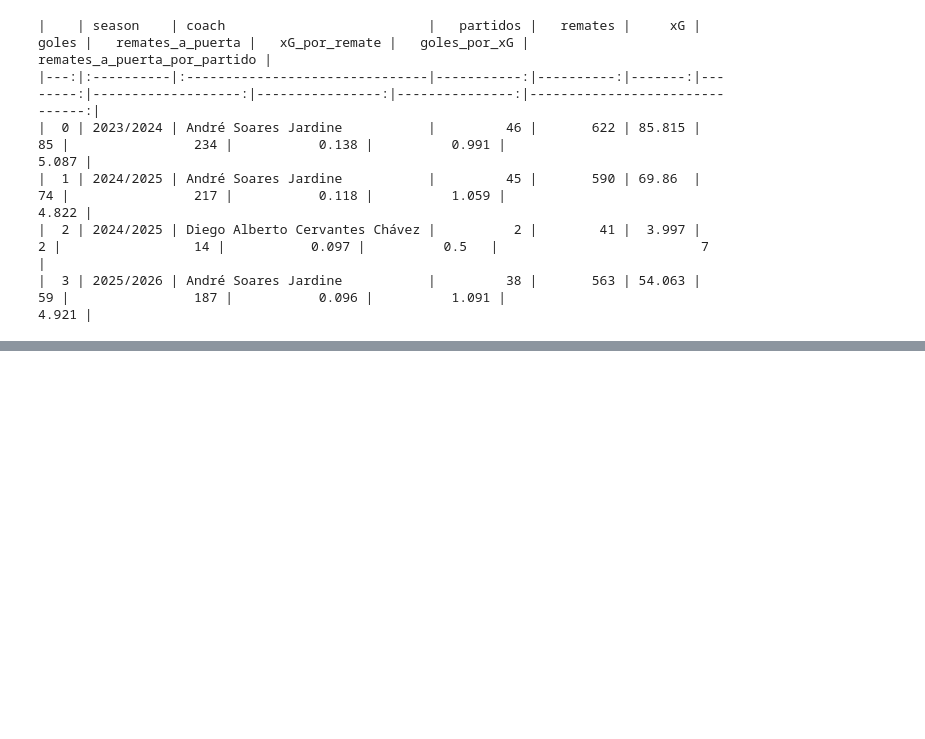
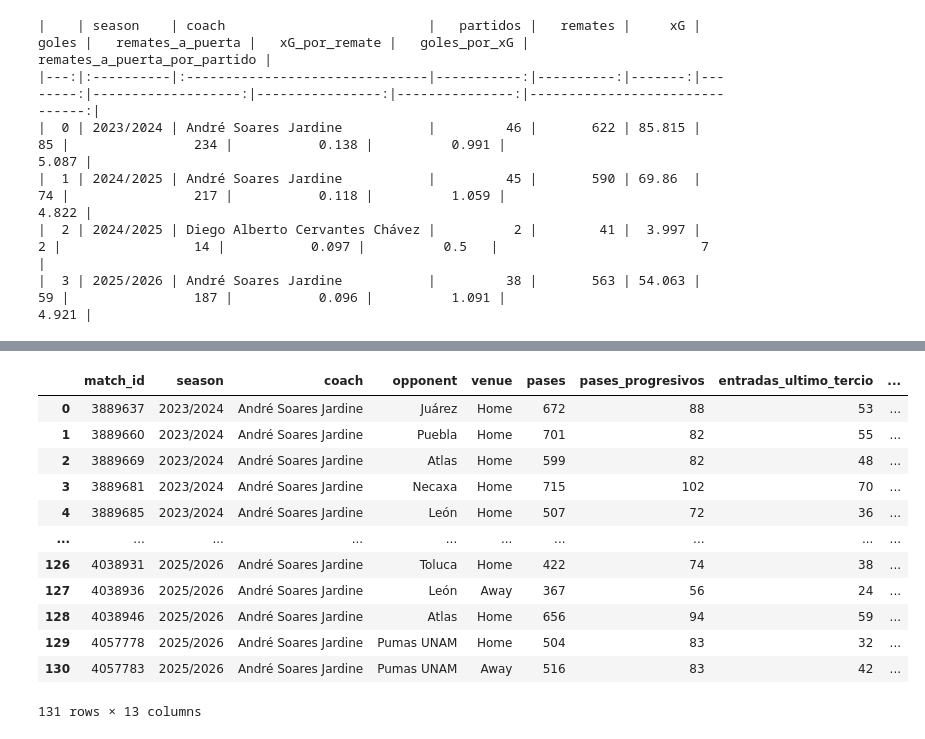
Before and after one commit to MiguelFigueroa02/ITAM_Sport_Lucho_FC, a Jupyter notebook: notebooks/01_data_exploration.ipynb, the cells around one changed output, grey strips where cells are left out. Drawn from its saved outputs; the diff is of its cells as text; code cells hidden in the pictures; blank space fills up the shorter version.

Commit message:
data: analysis of match metrics and defensive results related with games

```diff
--- a/notebooks/01_data_exploration.ipynb
+++ b/notebooks/01_data_exploration.ipynb
@@ -4025,0 +4190,14 @@ print(calidad_remates.round(3).to_markdown())
+# %%
+columnas_metricas = [
+    "pases", "pases_progresivos", "entradas_ultimo_tercio",
+    "remates", "xG", "goles"
+]
+# %%
+metricas_partido[columnas_metricas] = (
+    metricas_partido[columnas_metricas].fillna(0)
+)
+# %%
+metricas_partido["pct_pases_progresivos"] = (
+    100 * metricas_partido["pases_progresivos"]
+    / metricas_partido["pases"].replace(0, np.nan)
+)
@@ -4025,0 +4220,5 @@ print(calidad_remates.round(3).to_markdown())
+# %%
+metricas_partido["xG_por_remate"] = (
+    metricas_partido["xG"]
+    / metricas_partido["remates"].replace(0, np.nan)
+)
@@ -4025,0 +4317,16 @@ print(calidad_remates.round(3).to_markdown())
+# %%
+metricas_partido
+# %% [output]
+|  | match_id | season | coach | opponent | venue | pases | pases_progresivos | entradas_ultimo_tercio | ... |
+| 0 | 3889637 | 2023/2024 | André Soares Jardine | Juárez | Home | 672 | 88 | 53 | ... |
+| 1 | 3889660 | 2023/2024 | André Soares Jardine | Puebla | Home | 701 | 82 | 55 | ... |
+| 2 | 3889669 | 2023/2024 | André Soares Jardine | Atlas | Home | 599 | 82 | 48 | ... |
+| 3 | 3889681 | 2023/2024 | André Soares Jardine | Necaxa | Home | 715 | 102 | 70 | ... |
+| 4 | 3889685 | 2023/2024 | André Soares Jardine | León | Home | 507 | 72 | 36 | ... |
+| ... | ... | ... | ... | ... | ... | ... | ... | ... | ... |
+| 126 | 4038931 | 2025/2026 | André Soares Jardine | Toluca | Home | 422 | 74 | 38 | ... |
+| 127 | 4038936 | 2025/2026 | André Soares Jardine | León | Away | 367 | 56 | 24 | ... |
+| 128 | 4038946 | 2025/2026 | André Soares Jardine | Atlas | Home | 656 | 94 | 59 | ... |
+| 129 | 4057778 | 2025/2026 | André Soares Jardine | Pumas UNAM | Home | 504 | 83 | 32 | ... |
+| 130 | 4057783 | 2025/2026 | André Soares Jardine | Pumas UNAM | Away | 516 | 83 | 42 | ... |
+131 rows × 13 columns
```
Also changed, not shown: parts of 39 cells of this notebook.
